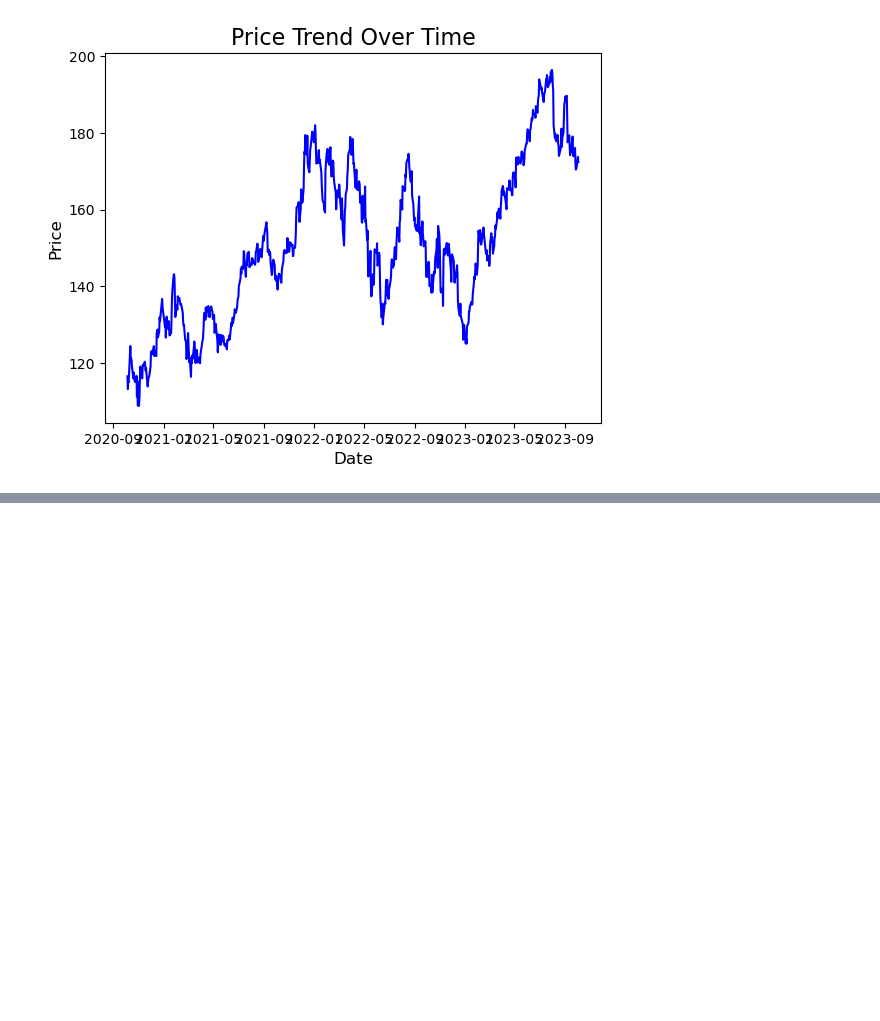
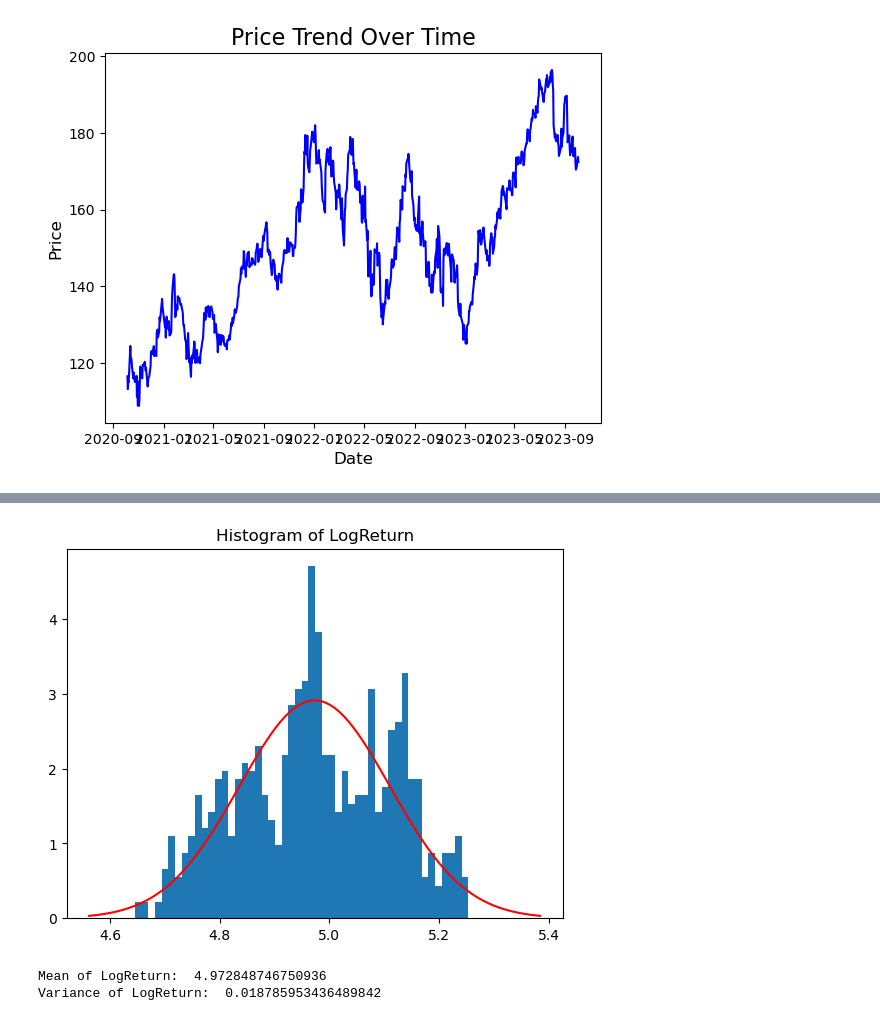
Before and after one commit to andreist3fan/ovmHW1, a Jupyter notebook: homework1.ipynb, the cells around one changed output, grey strips where cells are left out. Cells and saved outputs as stored; diff of their text form; code cells hidden in the pictures; blank space fills up the shorter version.

```diff
--- a/homework1.ipynb
+++ b/homework1.ipynb
@@ -55,0 +76,20 @@ plt.show()
+# %%
+plt.hist(df.LogReturn, bins=50, density = True)
+plt.title("Histogram of LogReturn")
+
+mean = df.LogReturn.mean()
+variance = df.LogReturn.var()
+stddev = np.sqrt(variance)
+
+x = np.linspace(mean - 3 * stddev, mean + 3 * stddev, 100)
+plt.plot(x, 1 / (stddev * np.sqrt(2 * np.pi)) * np.exp(- (x - mean) ** 2 / (2 * stddev ** 2)), color='r')
+plt.show()
+
+
+
+print("Mean of LogReturn: ", mean)
+print("Variance of LogReturn: ", variance)
+# %% [output]
+[figure, added]
+Mean of LogReturn:  4.972848746750936
+Variance of LogReturn:  0.018785953436489842
```
Also changed, not shown: parts of 3 cells of this notebook, 1 other file.
